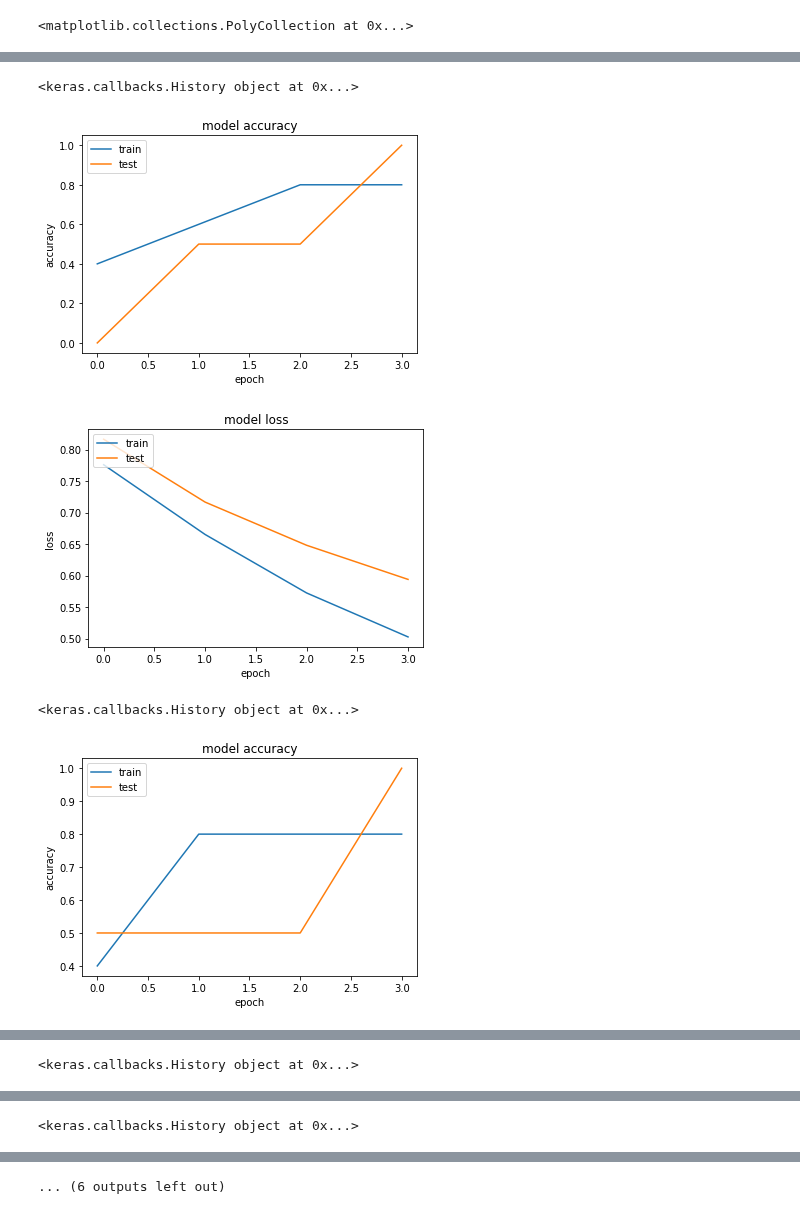
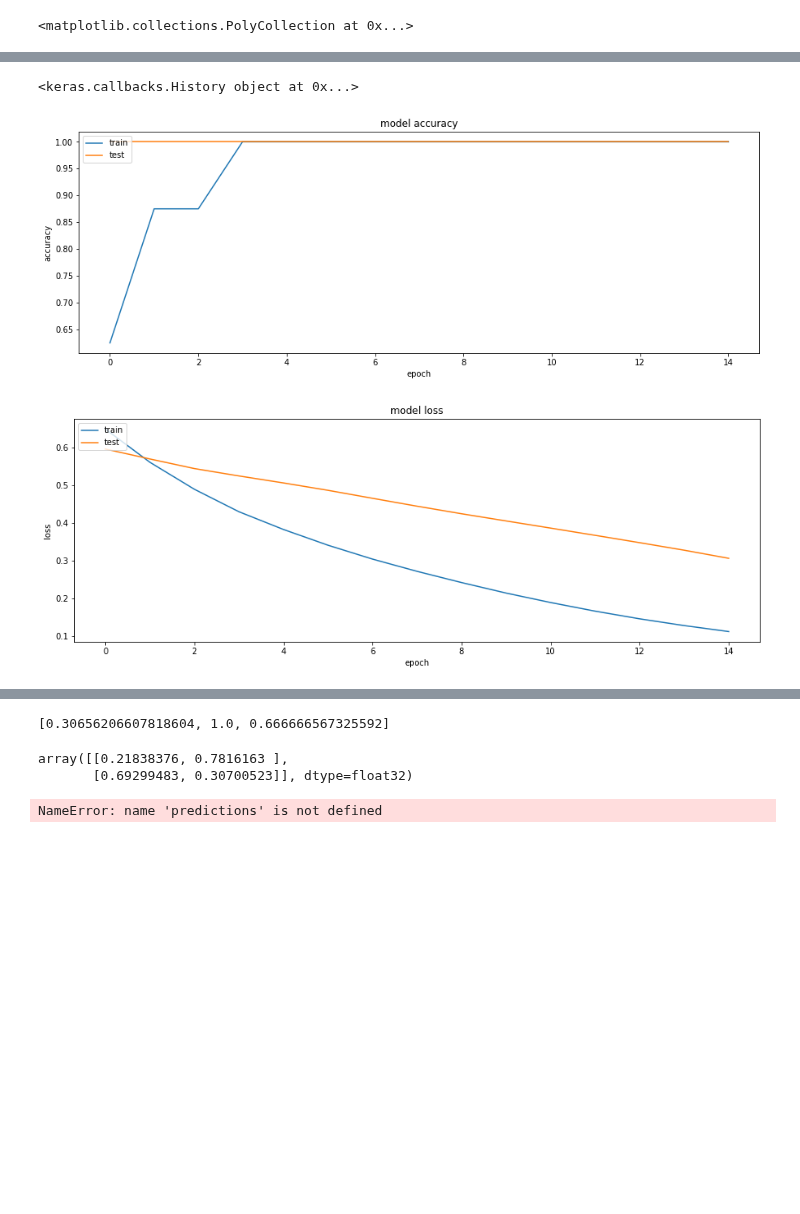
Before and after one commit to KenzoIkeizume/audio-recognizer, a Jupyter notebook: audio-recognizer.ipynb, the cells around one changed output, grey strips where cells are left out. Drawn from its saved outputs; the diff is of its cells as text; code cells hidden in the pictures; blank space fills up the shorter version.

```diff
--- a/audio-recognizer.ipynb
+++ b/audio-recognizer.ipynb
@@ -151,8 +169,9 @@ classes = []
 
 # buscando os nomes de todas as classes
 for name in os.listdir("data"):
-    classes.append(name)
-    os.remove(f'csv/data_{name}.csv')
+    if name != 'audio_model':
+        classes.append(name)
+        os.remove(f'csv/data_{name}.csv')
 
 # definindo os dados que serão analisados
 header = 'filename chroma_stft spectral_centroid spectral_bandwidth rolloff zero_crossing_rate'
@@ -164,7 +187,6 @@ header = header.split()
 import numpy as np
 import csv
 
-print(classes)
 for person in classes:
     data_file = f'csv/data_{person}.csv'
     file = open(data_file, 'a', newline='')
@@ -210,7 +232,7 @@ for person in classes:
         to_append = f'{filename} {np.mean(chroma_stft)} {np.mean(spec_cent)} {np.mean(spec_bw)} {np.mean(rolloff)} {np.mean(zcr)}'
         for e in mfcc:
             to_append += f' {np.mean(e)}'
-        to_append += f' {person}'
+        to_append += ' audio_model'
         file = open(data_file, 'a', newline='')
         with file:
             writer = csv.writer(file)
@@ -324,8 +377,10 @@ Colocations handled automatically by placer.
 # %%
+from keras import backend as K
+
 for person in classes:
     model[person].compile(optimizer='adam',
-                          loss='sparse_categorical_crossentropy',
-                          metrics=['accuracy'])
+                          loss='sparse_categorical_crossentropy', #sparse_categorical_crossentropy
+                          metrics=['accuracy', f1_m])
 # %%
 for person in classes:
     model[person].summary()
@@ -349,14 +402,17 @@ Non-trainable params: 0
 _________________________________________________________________
 # %%
 history = {}
+results = []
 
 for person in classes:
     history[person] = model[person].fit(model_train[person].X_train,
                     model_train[person].y_train,
                     validation_data=[model_train[person].X_test, model_train[person].y_test],
                     batch_size=128,
-                    epochs=4,
+                    epochs=15,
                     verbose=1)
+
+    results = model[person].evaluate(model_train[person].X_test, model_train[person].y_test)
 # %% [output]
 WARNING:tensorflow:From C:\Users\Kenzo\Anaconda3\lib\site-packages\tensorflow\python\ops\math_ops.py:3066: to_int32 (from tensorflow.python.ops.math_ops) is deprecated and will be removed in a future  ...
 Instructions for updating:
@@ -378,24 +434,25 @@ Epoch 4/4
 # %%
-for person in classes:
-    print(history[person])
-    plt.plot(history[person].history['acc'])
-    plt.plot(history[person].history['val_acc'])
-    plt.title('model accuracy')
-    plt.ylabel('accuracy')
-    plt.xlabel('epoch')
-    plt.legend(['train', 'test'], loc='upper left')
-    plt.show()
-    # summarize history for loss
-    plt.plot(history[person].history['loss'])
-    plt.plot(history[person].history['val_loss'])
-    plt.title('model loss')
-    plt.ylabel('loss')
-    plt.xlabel('epoch')
-    plt.legend(['train', 'test'], loc='upper left')
-    plt.show()
+person = 'kenzo'
+
+print(history[person])
+plt.figure(figsize=(15, 5))
+plt.plot(history[person].history['acc'])
+plt.plot(history[person].history['val_acc'])
+plt.title('model accuracy')
+plt.ylabel('accuracy')
+plt.xlabel('epoch')
+plt.legend(['train', 'test'], loc='upper left')
+plt.show()
+# summarize history for loss
+plt.figure(figsize=(15, 5))
+plt.plot(history[person].history['loss'])
+plt.plot(history[person].history['val_loss'])
+plt.title('model loss')
+plt.ylabel('loss')
+plt.xlabel('epoch')
+plt.legend(['train', 'test'], loc='upper left')
+plt.show()
 # %% [output]
 <keras.callbacks.History object at 0x...>
-[figure, old version]
+[figure, new version]
-[figure, old version]
+[figure, new version]
-<keras.callbacks.History object at 0x...>
-[figure, removed]
@@ -403 +458,0 @@ for person in classes:
-<keras.callbacks.History object at 0x...>
@@ -406 +458,0 @@ for person in classes:
-<keras.callbacks.History object at 0x...>
@@ -409 +459,13 @@ for person in classes:
-... (6 outputs left out)
+# %%
+print(results)
+# %% [output]
+[0.30656206607818604, 1.0, 0.666666567325592]
+# %%
+model[person].predict(model_train['kenzo'].X_test)
+# %% [output]
+array([[0.21838376, 0.7816163 ],
+       [0.69299483, 0.30700523]], dtype=float32)
+# %%
+predictions[0].shape
+# %% [output]
+NameError: name 'predictions' is not defined
```
Also changed, not shown: parts of 21 cells of this notebook.
